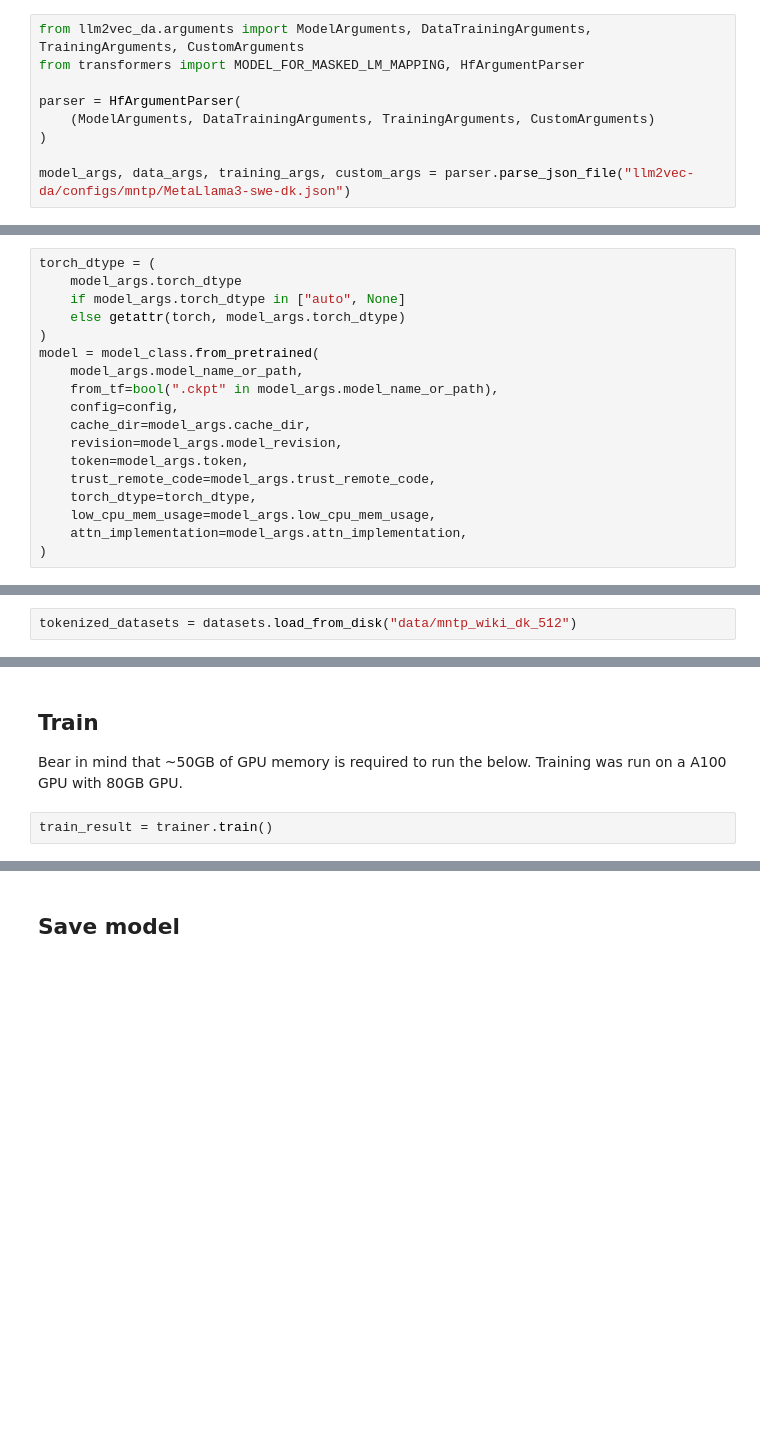
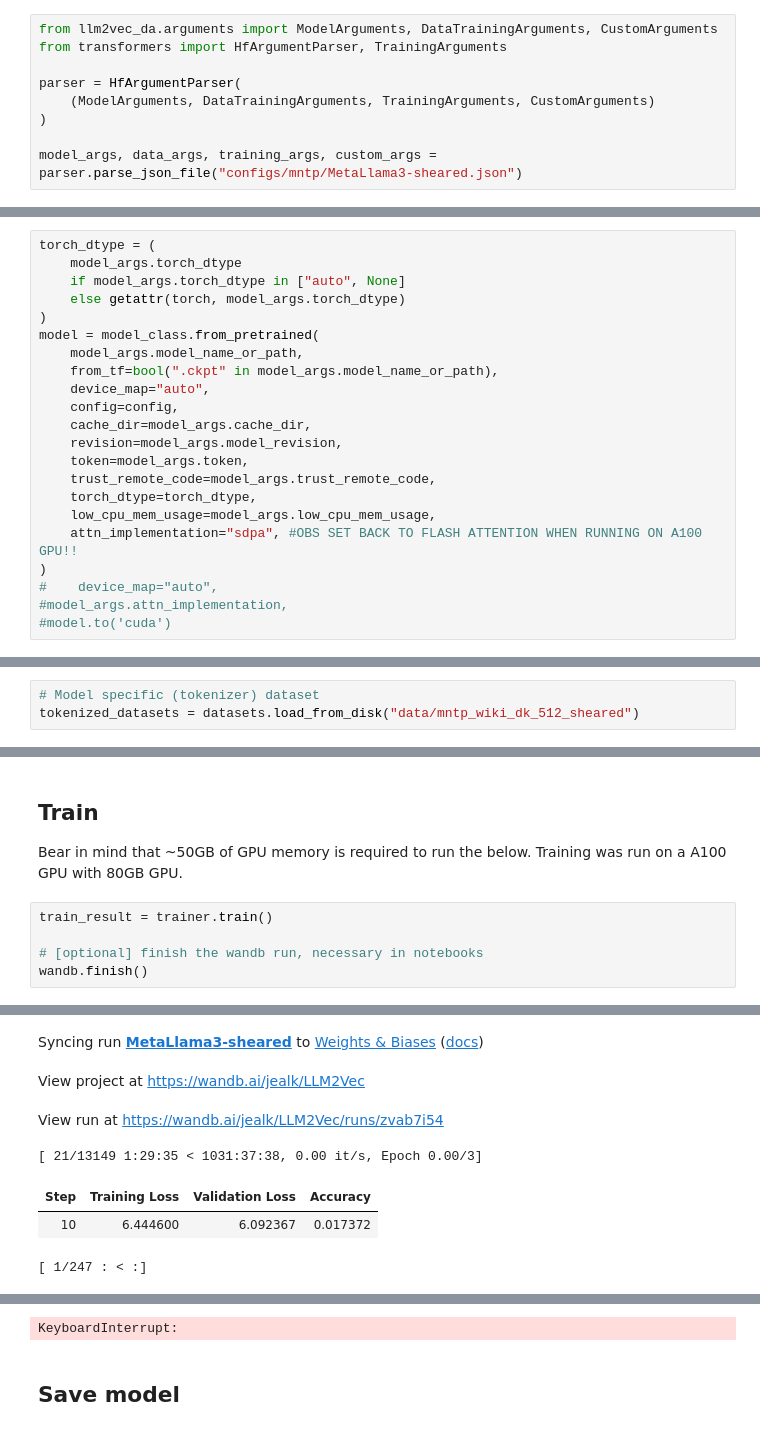
Before and after one commit to jalkestrup/llm2vec-da, a Jupyter notebook: 2_mntp_training.ipynb, the cells around one changed output, grey strips where cells are left out. Drawn from its saved outputs; the diff is of its cells as text; blank space fills up the shorter version.

Commit message:
Updated and ran mntp demo w wanb logging, started supervised

```diff
--- a/2_mntp_training.ipynb
+++ b/2_mntp_training.ipynb
@@ -11,12 +13,12 @@ if '/teamspace' in os.getcwd():
 # %%
-from llm2vec_da.arguments import ModelArguments, DataTrainingArguments, TrainingArguments, CustomArguments
-from transformers import MODEL_FOR_MASKED_LM_MAPPING, HfArgumentParser
+from llm2vec_da.arguments import ModelArguments, DataTrainingArguments, CustomArguments
+from transformers import HfArgumentParser, TrainingArguments
 
 parser = HfArgumentParser(
     (ModelArguments, DataTrainingArguments, TrainingArguments, CustomArguments)
 )
 
-model_args, data_args, training_args, custom_args = parser.parse_json_file("llm2vec-da/configs/mntp/MetaLlama3-swe-dk.json")
+model_args, data_args, training_args, custom_args = parser.parse_json_file("configs/mntp/MetaLlama3-sheared.json")
 # %%
 config_kwargs = {
     "cache_dir": model_args.cache_dir,
@@ -52,6 +56,7 @@ torch_dtype = (
 model = model_class.from_pretrained(
     model_args.model_name_or_path,
     from_tf=bool(".ckpt" in model_args.model_name_or_path),
+    device_map="auto",
     config=config,
     cache_dir=model_args.cache_dir,
     revision=model_args.model_revision,
@@ -59,5 +64,8 @@ model = model_class.from_pretrained(
     trust_remote_code=model_args.trust_remote_code,
     torch_dtype=torch_dtype,
     low_cpu_mem_usage=model_args.low_cpu_mem_usage,
-    attn_implementation=model_args.attn_implementation,
+    attn_implementation="sdpa", #OBS SET BACK TO FLASH ATTENTION WHEN RUNNING ON A100 GPU!!
 )
+#    device_map="auto",
+#model_args.attn_implementation,
+#model.to('cuda')
@@ -232,5 +241,6 @@ data_collator( (torch.randint(0, 10, (1, 10)), ))
-# %%
-tokenized_datasets = datasets.load_from_disk("data/mntp_wiki_dk_512")
+# %%
+# Model specific (tokenizer) dataset
+tokenized_datasets = datasets.load_from_disk("data/mntp_wiki_dk_512_sheared")
 # %%
 train_dataset = tokenized_datasets["train"]
 if data_args.max_train_samples is not None:
@@ -270,5 +295,9 @@ trainer.callback_handler.remove_callback(transformers.integrations.integration_u
 # %% [markdown]
 ## Train
 Bear in mind that ~50GB of GPU memory is required to run the below. Training was run on a A100 GPU with 80GB GPU.
-# %%
-train_result = trainer.train()
+# %%
+train_result = trainer.train()
+
+# [optional] finish the wandb run, necessary in notebooks
+wandb.finish()
+# %% [output]
@@ -274,0 +317,7 @@ train_result = trainer.train()
+Syncing run MetaLlama3-sheared to Weights & Biases (docs)
+View project at https://wandb.ai/jealk/LLM2Vec
+View run at https://wandb.ai/jealk/LLM2Vec/runs/zvab7i54
+[ 21/13149 1:29:35 < 1031:37:38, 0.00 it/s, Epoch 0.00/3]
+| Step | Training Loss | Validation Loss | Accuracy |
+| 10 | 6.444600 | 6.092367 | 0.017372 |
+[ 1/247 : < :]
@@ -275,3 +339,4 @@ train_result = trainer.train()
+KeyboardInterrupt:
 # %% [markdown]
 ## Save model
 # %%
```
Also changed, not shown: parts of 13 cells of this notebook, 16 other files.
